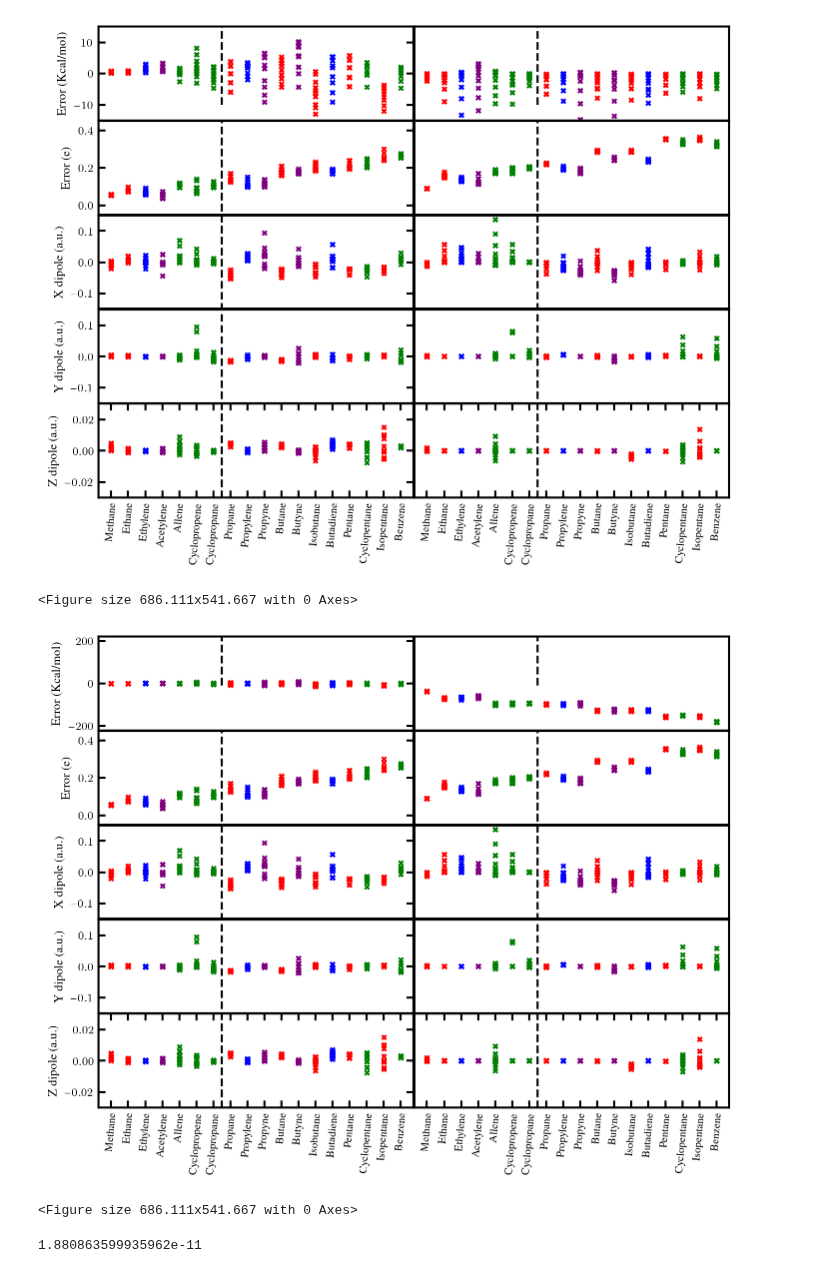
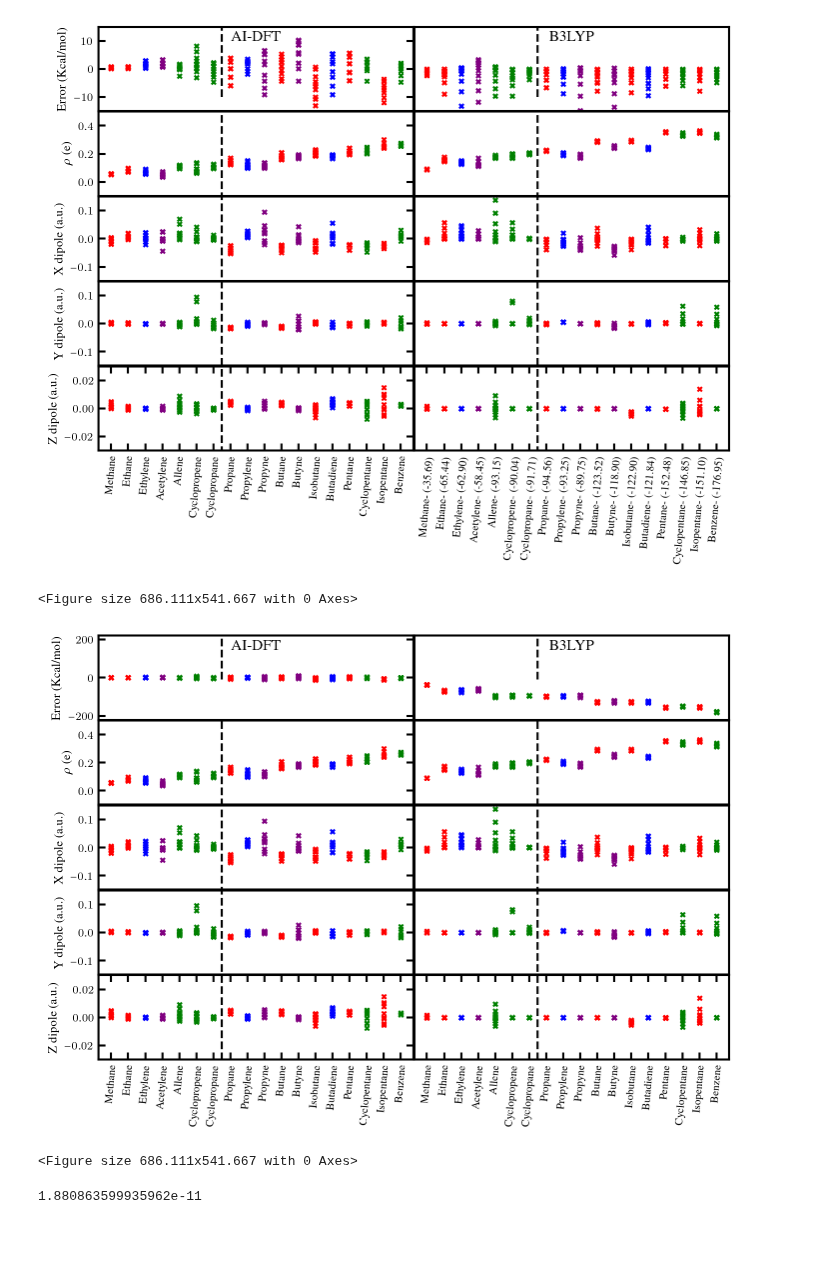
Before and after one commit to chem12346789/ai-dft, a Jupyter notebook: jupyter-notebook/veiw_data.ipynb, the cells around one changed output. Drawn from its saved outputs; the diff is of its cells as text; code cells hidden in the pictures; blank space fills up the shorter version.

```diff
--- a/jupyter-notebook/veiw_data.ipynb
+++ b/jupyter-notebook/veiw_data.ipynb
@@ -100,11 +100,14 @@ model_number_l = [
     "ccdft_2024-09-09-16-31-49_64_4_0.-1",
 ]
 
+TOTAL_DICT = TRAIN_STR_DICT + EVAL_STR_DICT
+TOTAL_DICT_DFT = TRAIN_STR_DICT + EVAL_STR_DICT
+
 for shift, model_number in product([True, False], model_number_l):
     f, axes = plt.subplots(5, 2)
     axes = axes.reshape(5, 2)
 
-    begin_y = 0.125
+    begin_y = 0.2125
     end_y = 0.995
     int_y = 0.00125
     begin_x = 0.075
@@ -165,6 +168,9 @@ for shift, model_number in product([True, False], model_number_l):
                 data_loss_dft_ene = data_loss_dft_ene - np.mean(
                     data_eq["error_dft_ene"]
                 )
+                TOTAL_DICT_DFT[
+                    number_draw
+                ] += f"- ({data_eq['error_dft_ene'].values[0]:.2f})"
 
             data_loss_scf_rho = data_tmp["error_scf_rho_r"]
             data_loss_dft_rho = data_tmp["error_dft_rho_r"]
@@ -276,46 +282,76 @@ for shift, model_number in product([True, False], model_number_l):
         for i_col in range(axes.shape[1]):
             axes[i_row, i_col].set_xticks([])
             axes[i_row, -1].set_yticks([])
-            axes[-1, i_col].set_xticks(
-                range(len(TRAIN_STR_DICT) + len(EVAL_STR_DICT)),
-                [i.title() for i in (TRAIN_STR_DICT + EVAL_STR_DICT)],
-                rotation=85,
-            )
-            axes[i_row, i_col].set_xlim(
-                -0.75, len(TRAIN_STR_DICT) + len(EVAL_STR_DICT) - 0.25
-            )
+            axes[i_row, i_col].set_xlim(-0.75, len(TOTAL_DICT) - 0.25)
+
+    axes[-1, 0].set_xticks(
+        range(len(TOTAL_DICT)),
+        [i.title() for i in (TOTAL_DICT)],
+        rotation=85,
+    )
+    if shift:
+        axes[-1, 1].set_xticks(
+            range(len(TOTAL_DICT_DFT)),
+            [i.title() for i in (TOTAL_DICT_DFT)],
+            rotation=85,
+        )
+    else:
+        axes[-1, 1].set_xticks(
+            range(len(TOTAL_DICT)),
+            [i.title() for i in (TOTAL_DICT)],
+            rotation=85,
+        )
 
     axes[0, 0].set_ylabel("Error (Kcal/mol)")
-    axes[1, 0].set_ylabel("Error (e)")
+    axes[1, 0].set_ylabel(r"$\rho$ (e)")
     axes[2, 0].set_ylabel("X dipole (a.u.)")
     axes[3, 0].set_ylabel("Y dipole (a.u.)")
     axes[4, 0].set_ylabel("Z dipole (a.u.)")
 
     for i_col in range(2):
         if shift:
             axes[0, i_col].set_ylim(-15, 15)
         else:
             axes[0, i_col].set_ylim(-220, 220)
-        axes[1, i_col].set_ylim(-0.05, 0.45)
+        axes[1, i_col].set_ylim(-0.1, 0.5)
         axes[2, i_col].set_ylim(-0.15, 0.15)
         axes[3, i_col].set_ylim(-0.15, 0.15)
         axes[4, i_col].set_ylim(-0.03, 0.03)
 
     # axes[0, 1].set_ylim(-15, 150)
     # axes[0, 1].set_ylabel("Error (mHa)")
     # axes[1, 1].set_ylim(-50, 550)
     # axes[1, 1].set_ylabel("Error (me)")shift
 
+    axes[0, 0].text(
+        0.5,
+        0.875,
+        f"AI-DFT",
+        ha="center",
+        va="center",
+        transform=axes[0, 0].transAxes,
+        fontsize=fontsize + 1,
+    )
+    axes[0, 1].text(
+        0.5,
+        0.875,
+        f"B3LYP",
+        ha="center",
+        va="center",
+        transform=axes[0, 1].transAxes,
+        fontsize=fontsize + 1,
+    )
+
     if shift:
         plt.savefig(f"../manu/figures/{model_number}.pdf")
     else:
         plt.savefig(f"../manu/figures/{model_number}-no_shift.pdf")
     plt.show()
     plt.clf()
 # %% [output]
-[figure, old version]
+[figure, new version]
 <Figure size 686.111x541.667 with 0 Axes>
-[figure, old version]
+[figure, new version]
 <Figure size 686.111x541.667 with 0 Axes>
 # %%
 import numpy as np
```
Also changed, not shown: 2 other files.
